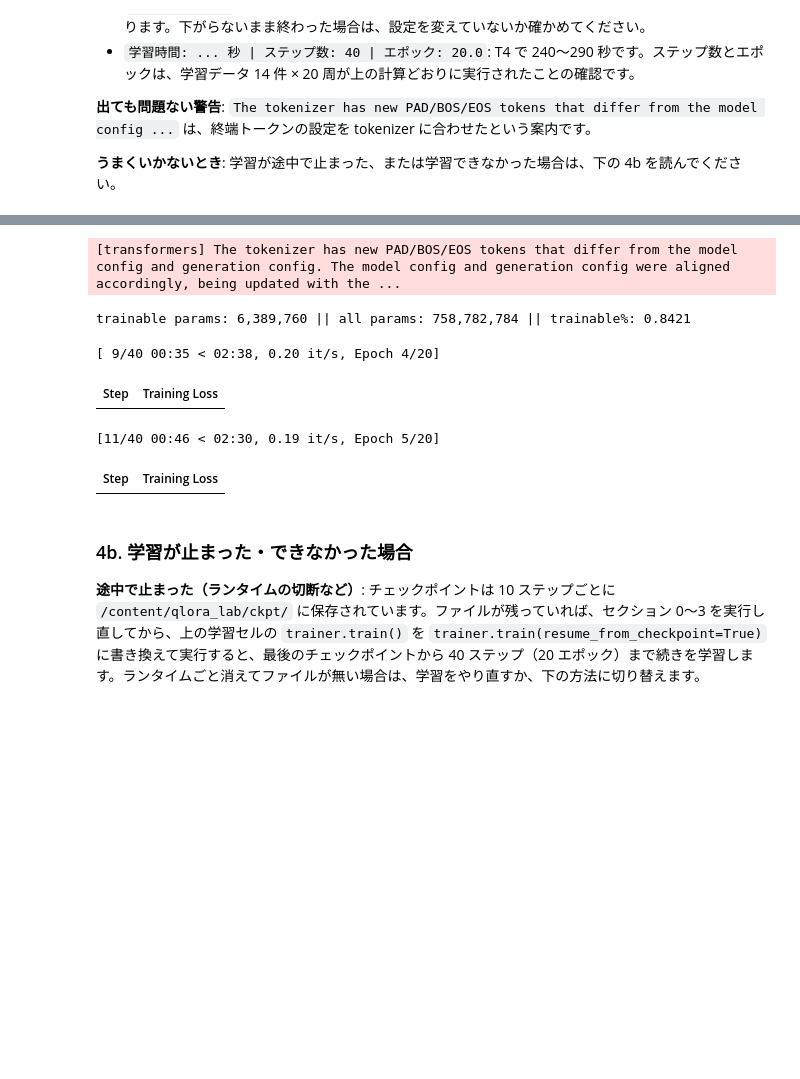
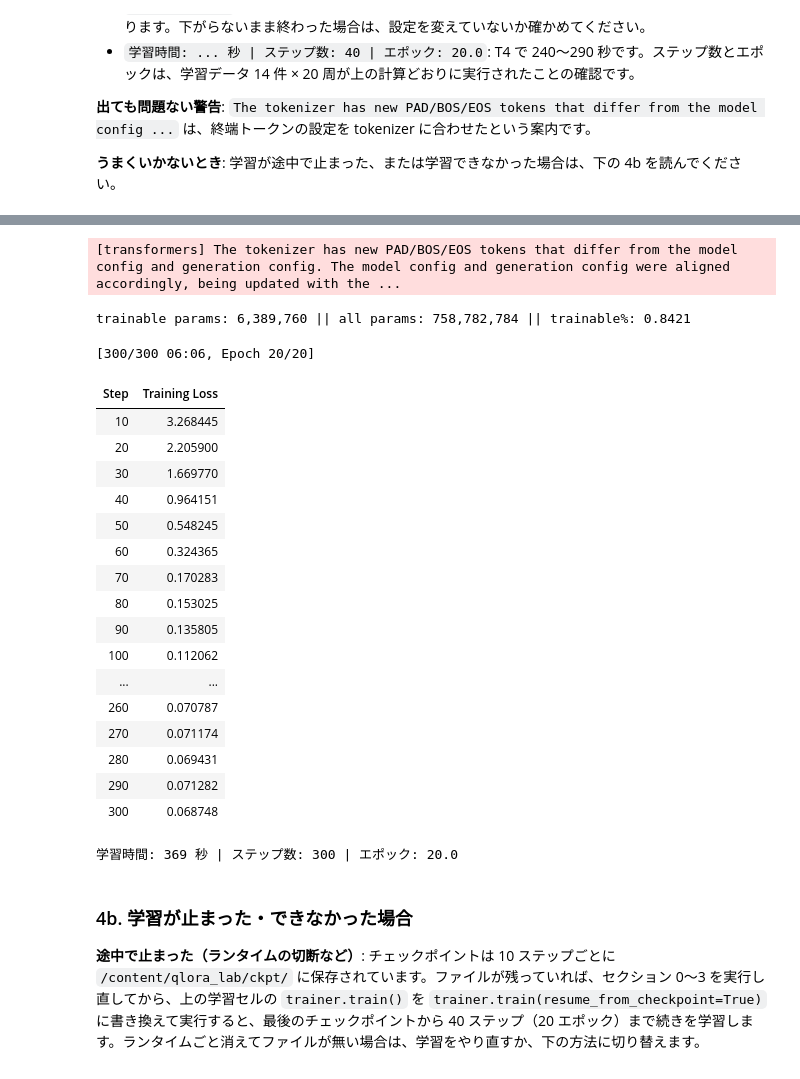
Before and after one commit to sokamotos/lecture-ai-engineering-2026, a Jupyter notebook: notebooks/lora_format_tuning.ipynb, the cells around one changed output, grey strips where cells are left out. Cells and saved outputs as stored; diff of their text form; code cells hidden in the pictures; blank space fills up the shorter version.

```diff
--- a/notebooks/lora_format_tuning.ipynb
+++ b/notebooks/lora_format_tuning.ipynb
@@ -95,7 +102,7 @@ CONFIG = {
 }
 WORK = Path(CONFIG["work_dir"]); WORK.mkdir(parents=True, exist_ok=True)
 
-USE_DRIVE = False  # True にすると Google Drive をマウントして adapter と出力を保存する
+USE_DRIVE = True  # True にすると Google Drive をマウントして adapter と出力を保存する
 if USE_DRIVE:
     from google.colab import drive
     drive.mount("/content/drive")
@@ -350,0 +407,22 @@ QLoRA を実装するときの注意:
+# %%
+import json
+from datasets import Dataset
+
+def load_jsonl_dataset(file_path):
+    data = []
+    with open(file_path, 'r', encoding='utf-8') as f:
+        for line in f:
+            if line.strip():
+                data.append(json.loads(line))
+    return Dataset.from_list(data)
+
+# 新しいデータセットの読み込み
+sft_dataset_path = "qlora_lab/glossary_sft.jsonl"
+eval_dataset_path = "qlora_lab/glossary_eval.jsonl"
+
+train_ds = load_jsonl_dataset(sft_dataset_path)
+valid_ds = load_jsonl_dataset(eval_dataset_path)
+
+print(f"Loaded {len(train_ds)} training samples and {len(valid_ds)} validation samples.")
+if len(train_ds) > 0:
+    print("Sample training data:", train_ds[0])
@@ -355,38 +552,53 @@ from datasets import Dataset
 
 def to_chat(example):
     # 学習データは「入力（system + user）」と「望ましい出力（assistant）」の対。評価と同じ build_messages を使う
     return {"messages": build_messages(example) + [{"role": "assistant", "content": example["target"]}]}
 
-train_ds = Dataset.from_list([to_chat(e) for e in train])
-valid_ds = Dataset.from_list([to_chat(e) for e in valid])
+# train_ds = Dataset.from_list([to_chat(e) for e in train])
+# valid_ds = Dataset.from_list([to_chat(e) for e in valid])
 
 model.config.use_cache = False
 # Qwen3.5 は 24 層のうち 18 層が線形注意で、q/k/v/o_proj を持つのは残りの 6 層。gate/up/down_proj（MLP）は全層にある
 lora = LoraConfig(r=CONFIG["lora_r"], lora_alpha=CONFIG["lora_alpha"], lora_dropout=0.05, bias="none", task_type="CAUSAL_LM",
                   target_modules=["q_proj", "k_proj", "v_proj", "o_proj", "gate_proj", "up_proj", "down_proj"])
 USE_AMP = False  # 通常は変えない。True にすると計算だけ 16bit の混合精度になる（CUDA のみ。重みは 32bit のまま）。速くなる一方、損失が nan になる場合がある
 sft = SFTConfig(output_dir=str(WORK / "ckpt"), num_train_epochs=CONFIG["num_train_epochs"], per_device_train_batch_size=4, gradient_accumulation_steps=2,
                 learning_rate=CONFIG["lr"], lr_scheduler_type="cosine", warmup_steps=CONFIG["warmup_steps"], logging_steps=10, save_steps=10, save_total_limit=2,
                 fp16=USE_AMP, max_length=CONFIG["max_seq_len"], packing=False, report_to="none", seed=CONFIG["seed"])
 trainer = SFTTrainer(model=model, args=sft, train_dataset=train_ds, eval_dataset=valid_ds, peft_config=lora, processing_class=tok)
 trainer.model.print_trainable_parameters()   # LoRA で学習するパラメータの割合
 t0 = time.time()
 trainer.train()  # 途中で止まった場合の再開は 4b を参照
 print(f"学習時間: {time.time()-t0:.0f} 秒 | ステップ数: {trainer.state.global_step} | エポック: {trainer.state.epoch:.1f}")
 ADAPTER_DIR = WORK / "adapter"
 trainer.model.save_pretrained(ADAPTER_DIR)
 if USE_DRIVE:
     import shutil; shutil.copytree(ADAPTER_DIR, Path(CONFIG["drive_dir"]) / "adapter", dirs_exist_ok=True)
 tuned = trainer.model
 tuned.config.use_cache = True
 _ = tuned.eval()  # 学習モードのままだと dropout が効き、評価の出力が揺れる（代入はモデル全体の表示を抑えるため）
 # %% [output]
 [transformers] The tokenizer has new PAD/BOS/EOS tokens that differ from the model config and generation config. The model config and generation config were aligned accordingly, being updated with the ...
 trainable params: 6,389,760 || all params: 758,782,784 || trainable%: 0.8421
-[ 9/40 00:35 < 02:38, 0.20 it/s, Epoch 4/20]
+[300/300 06:06, Epoch 20/20]
 | Step | Training Loss |
+| 10 | 3.268445 |
+| 20 | 2.205900 |
+| 30 | 1.669770 |
+| 40 | 0.964151 |
+| 50 | 0.548245 |
+| 60 | 0.324365 |
+| 70 | 0.170283 |
+| 80 | 0.153025 |
+| 90 | 0.135805 |
+| 100 | 0.112062 |
+| ... | ... |
+| 260 | 0.070787 |
+| 270 | 0.071174 |
+| 280 | 0.069431 |
+| 290 | 0.071282 |
+| 300 | 0.068748 |
-[11/40 00:46 < 02:30, 0.19 it/s, Epoch 5/20]
+学習時間: 369 秒 | ステップ数: 300 | エポック: 20.0
-| Step | Training Loss |
 # %% [markdown]
 ### 4b. 学習が止まった・できなかった場合
 
```
Also changed, not shown: parts of 15 cells of this notebook.
